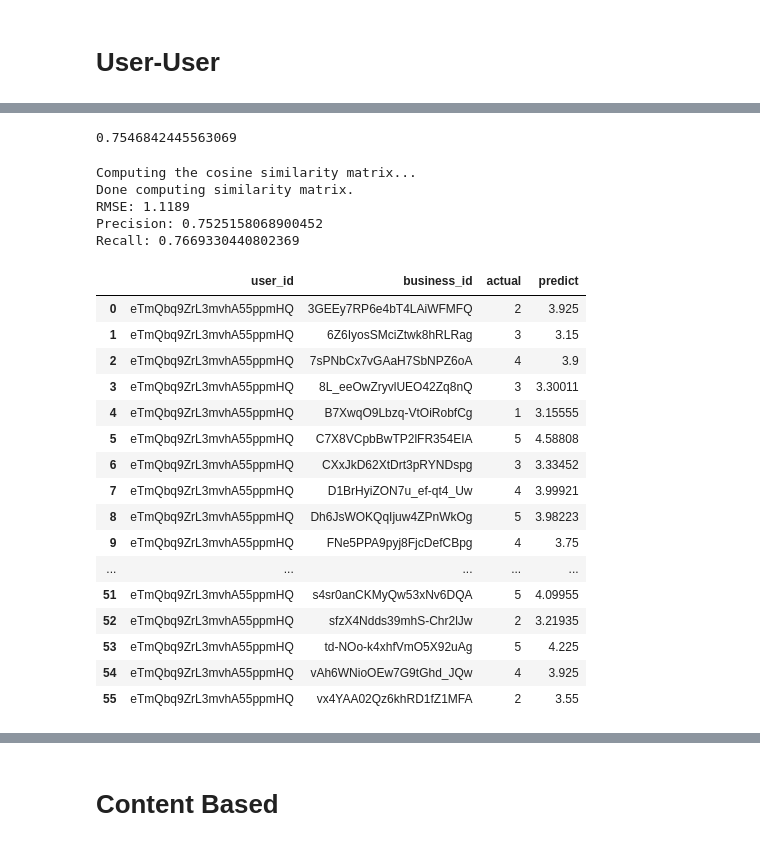
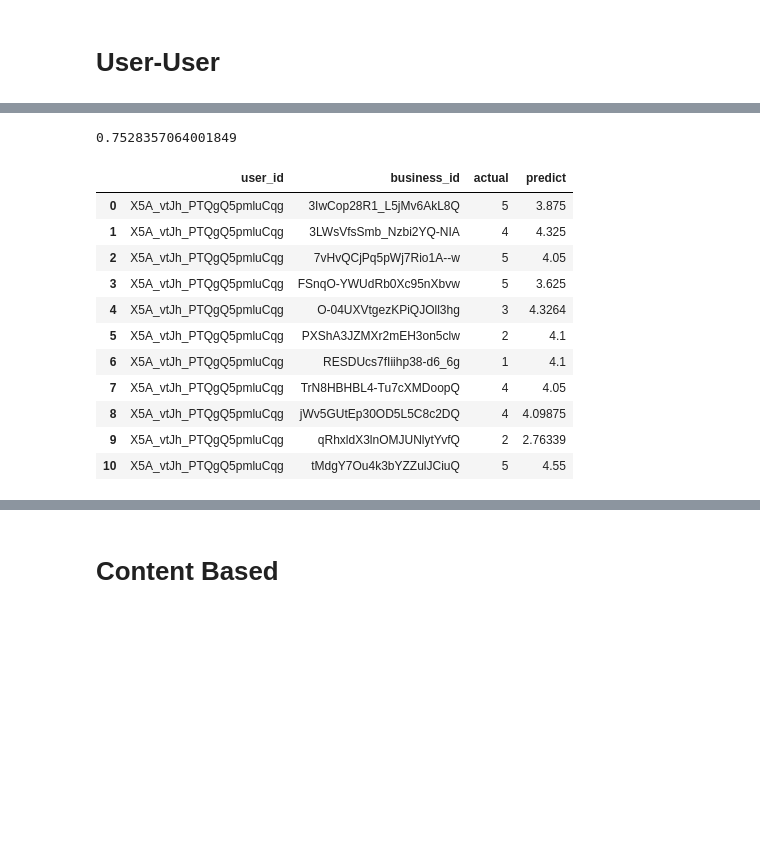
Before and after one commit to Columbia-Intro-Data-Science/python-introduction-zh2290, a Jupyter notebook: Final Project.ipynb, the cells around one changed output, grey strips where cells are left out. Cells and saved outputs as stored; diff of their text form; code cells hidden in the pictures; blank space fills up the shorter version.

```diff
--- a/Final Project.ipynb
+++ b/Final Project.ipynb
@@ -368,19 +337,19 @@ algo = KNNBasic(sim_options=sim_options)
 kf = KFold(n_splits=5)
 ii_train_precision = list()
 ii_train_recall = list()
-ii_cv_recall = list()
-ii_cv_precision = list()
+ii_test_recall = list()
+ii_test_precision = list()
 
 for i, (trainset_cv, testset_cv) in enumerate(kf.split(data)):
     print('fold number', i + 1)
     algo.fit(trainset_cv)
 
-    print('On Validationset,', end='  ')
+    print('On testset,', end='  ')
     predictions = algo.test(testset_cv)
     accuracy.rmse(predictions, verbose=True)
     precisions, recalls = precision_recall_at_k(predictions, k=5, threshold=3.5)
-    ii_cv_precision.append(sum(prec for prec in precisions.values()) / len(precisions))
-    ii_cv_recall.append(sum(rec for rec in recalls.values()) / len(recalls))
+    ii_test_precision.append(sum(prec for prec in precisions.values()) / len(precisions))
+    ii_test_recall.append(sum(rec for rec in recalls.values()) / len(recalls))
 
     print('Precision:',sum(prec for prec in precisions.values()) / len(precisions))
     print('Recall:',sum(rec for rec in recalls.values()) / len(recalls))
@@ -461,9 +411,9 @@ recalls
  ...}
 # %%
-example = df_ratings[df_ratings['user_id']=="eTmQbq9ZrL3mvhA55ppmHQ"]
+example = df_ratings[df_ratings['user_id']=="X5A_vtJh_PTQgQ5pmluCqg"]
 pre = list()
 for i in range(len(example)):
-    pre.append(algo.predict('eTmQbq9ZrL3mvhA55ppmHQ',example['business_id'].iloc[i])[3])
+    pre.append(algo.predict('X5A_vtJh_PTQgQ5pmluCqg',example['business_id'].iloc[i])[3])
 
 c=pd.DataFrame(np.concatenate((example,pd.DataFrame(pre)),axis=1))
 c.columns= ['user_id','business_id','actual','predict']
@@ -526,6 +461,8 @@ array([[ 1, 19],
 # %% [markdown]
 # User-User
 # %%
+reader= Reader()
+data = Dataset.load_from_df(df_ratings, reader)
 sim_options = {'name': 'cosine',
                'user_based': True  # compute  similarities between users
                }
@@ -533,19 +470,19 @@ algo = KNNBasic(sim_options=sim_options)
 kf = KFold(n_splits=5)
 uu_train_precision = list()
 uu_train_recall = list()
-uu_cv_recall = list()
-uu_cv_precision = list()
+uu_test_recall = list()
+uu_test_precision = list()
 
 for i, (trainset_cv, testset_cv) in enumerate(kf.split(data)):
     print('fold number', i + 1)
     algo.fit(trainset_cv)
 
-    print('On validationset,', end='  ')
+    print('On testset,', end='  ')
     predictions = algo.test(testset_cv)
     accuracy.rmse(predictions, verbose=True)
     precisions, recalls = precision_recall_at_k(predictions, k=5, threshold=3.5)
-    uu_cv_precision.append(sum(prec for prec in precisions.values()) / len(precisions))
-    uu_cv_recall.append(sum(rec for rec in recalls.values()) / len(recalls))
+    uu_test_precision.append(sum(prec for prec in precisions.values()) / len(precisions))
+    uu_test_recall.append(sum(rec for rec in recalls.values()) / len(recalls))
     print('Precision:',sum(prec for prec in precisions.values()) / len(precisions))
     print('Recall:',sum(rec for rec in recalls.values()) / len(recalls))
 
@@ -583,53 +520,29 @@ np.mean(uu_cv_recall)
 # %%
-np.mean(uu_cv_precision)
+np.mean(uu_test_precision)
 # %% [output]
-0.7546842445563069
+0.7528357064001849
-# %%
-#Test User-User Model
-uu_test_precision=list()
-uu_test_recall=list()
-trainset = data.build_full_trainset()
-algo.fit(trainset)
-predictions = algo.test(testset)
-accuracy.rmse(predictions, verbose=True)
-precisions, recalls = precision_recall_at_k(predictions, k=5, threshold=3.5)
-uu_test_precision.append(sum(prec for prec in precisions.values()) / len(precisions))
-uu_test_recall.append(sum(rec for rec in recalls.values()) / len(recalls))
-print('Precision:',sum(prec for prec in precisions.values()) / len(precisions))
-print('Recall:',sum(rec for rec in recalls.values()) / len(recalls))
-# %% [output]
-Computing the cosine similarity matrix...
-Done computing similarity matrix.
-RMSE: 1.1189
-Precision: 0.7525158068900452
-Recall: 0.7669330440802369
 # %%
-example = df_ratings[df_ratings['user_id']=="eTmQbq9ZrL3mvhA55ppmHQ"]
+example = df_ratings[df_ratings['user_id']=="X5A_vtJh_PTQgQ5pmluCqg"]
 pre = list()
 for i in range(len(example)):
-    pre.append(algo.predict('eTmQbq9ZrL3mvhA55ppmHQ',example['business_id'].iloc[i])[3])
+    pre.append(algo.predict('X5A_vtJh_PTQgQ5pmluCqg',example['business_id'].iloc[i])[3])
 
 d=pd.DataFrame(np.concatenate((example,pd.DataFrame(pre)),axis=1))
 d.columns= ['user_id','business_id','actual','predict']
 d
 # %% [output]
 |  | user_id | business_id | actual | predict |
-| 0 | eTmQbq9ZrL3mvhA55ppmHQ | 3GEEy7RP6e4bT4LAiWFMFQ | 2 | 3.925 |
-| 1 | eTmQbq9ZrL3mvhA55ppmHQ | 6Z6IyosSMciZtwk8hRLRag | 3 | 3.15 |
-| 2 | eTmQbq9ZrL3mvhA55ppmHQ | 7sPNbCx7vGAaH7SbNPZ6oA | 4 | 3.9 |
-| 3 | eTmQbq9ZrL3mvhA55ppmHQ | 8L_eeOwZryvlUEO42Zq8nQ | 3 | 3.30011 |
-| 4 | eTmQbq9ZrL3mvhA55ppmHQ | B7XwqO9Lbzq-VtOiRobfCg | 1 | 3.15555 |
-| 5 | eTmQbq9ZrL3mvhA55ppmHQ | C7X8VCpbBwTP2lFR354EIA | 5 | 4.58808 |
-| 6 | eTmQbq9ZrL3mvhA55ppmHQ | CXxJkD62XtDrt3pRYNDspg | 3 | 3.33452 |
-| 7 | eTmQbq9ZrL3mvhA55ppmHQ | D1BrHyiZON7u_ef-qt4_Uw | 4 | 3.99921 |
-| 8 | eTmQbq9ZrL3mvhA55ppmHQ | Dh6JsWOKQqIjuw4ZPnWkOg | 5 | 3.98223 |
-| 9 | eTmQbq9ZrL3mvhA55ppmHQ | FNe5PPA9pyj8FjcDefCBpg | 4 | 3.75 |
-| ... | ... | ... | ... | ... |
-| 51 | eTmQbq9ZrL3mvhA55ppmHQ | s4sr0anCKMyQw53xNv6DQA | 5 | 4.09955 |
-| 52 | eTmQbq9ZrL3mvhA55ppmHQ | sfzX4Ndds39mhS-Chr2lJw | 2 | 3.21935 |
-| 53 | eTmQbq9ZrL3mvhA55ppmHQ | td-NOo-k4xhfVmO5X92uAg | 5 | 4.225 |
-| 54 | eTmQbq9ZrL3mvhA55ppmHQ | vAh6WNioOEw7G9tGhd_JQw | 4 | 3.925 |
-| 55 | eTmQbq9ZrL3mvhA55ppmHQ | vx4YAA02Qz6khRD1fZ1MFA | 2 | 3.55 |
+| 0 | X5A_vtJh_PTQgQ5pmluCqg | 3IwCop28R1_L5jMv6AkL8Q | 5 | 3.875 |
+| 1 | X5A_vtJh_PTQgQ5pmluCqg | 3LWsVfsSmb_Nzbi2YQ-NIA | 4 | 4.325 |
+| 2 | X5A_vtJh_PTQgQ5pmluCqg | 7vHvQCjPq5pWj7Rio1A--w | 5 | 4.05 |
+| 3 | X5A_vtJh_PTQgQ5pmluCqg | FSnqO-YWUdRb0Xc95nXbvw | 5 | 3.625 |
+| 4 | X5A_vtJh_PTQgQ5pmluCqg | O-04UXVtgezKPiQJOll3hg | 3 | 4.3264 |
+| 5 | X5A_vtJh_PTQgQ5pmluCqg | PXShA3JZMXr2mEH3on5clw | 2 | 4.1 |
+| 6 | X5A_vtJh_PTQgQ5pmluCqg | RESDUcs7fIiihp38-d6_6g | 1 | 4.1 |
+| 7 | X5A_vtJh_PTQgQ5pmluCqg | TrN8HBHBL4-Tu7cXMDoopQ | 4 | 4.05 |
+| 8 | X5A_vtJh_PTQgQ5pmluCqg | jWv5GUtEp30OD5L5C8c2DQ | 4 | 4.09875 |
+| 9 | X5A_vtJh_PTQgQ5pmluCqg | qRhxldX3lnOMJUNlytYvfQ | 2 | 2.76339 |
+| 10 | X5A_vtJh_PTQgQ5pmluCqg | tMdgY7Ou4k3bYZZulJCiuQ | 5 | 4.55 |
 # %%
 d['relevant'] = 0
 d['relevant'][d['actual']>3.5] =1
```
Also changed, not shown: parts of 35 cells of this notebook.
